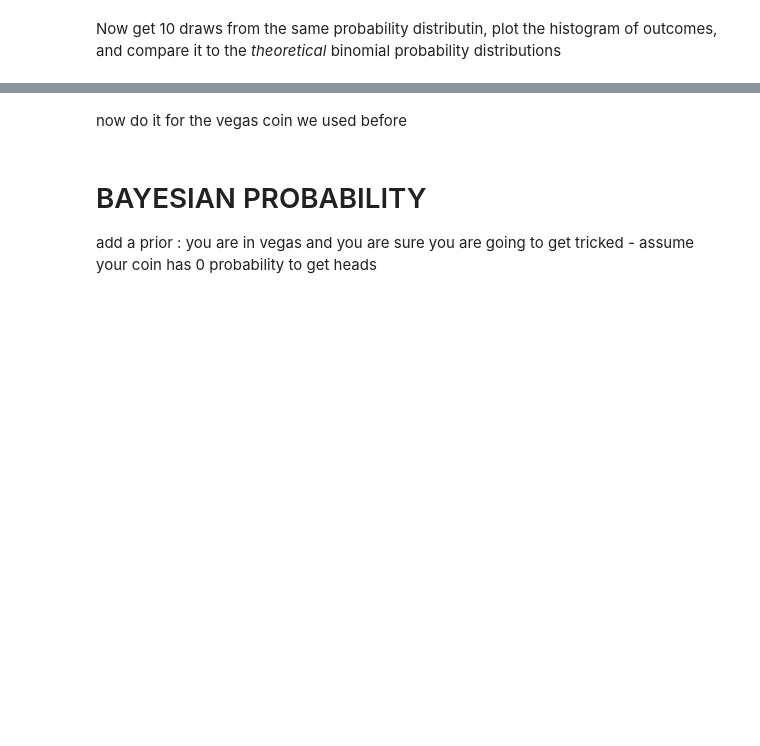
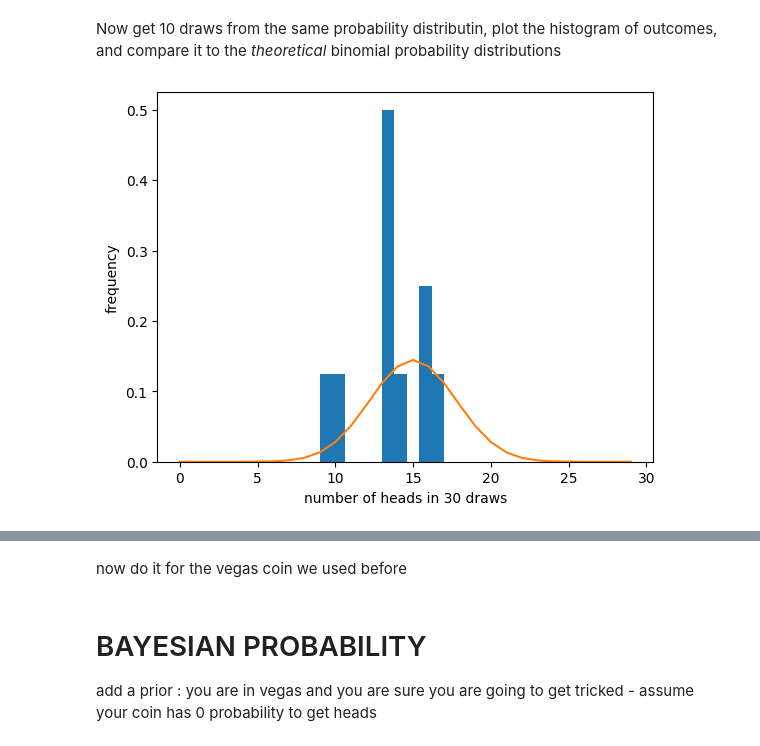
Before and after one commit to mnilsson8/DSPS_mNilsson, a Jupyter notebook: Labs/stat/Instructions_coin_tosses.ipynb, the cells around one changed output, grey strips where cells are left out. Saved outputs shown, nothing was run; the diff lists cells and outputs as text; code cells hidden in the pictures; blank space fills up the shorter version.

```diff
--- a/Labs/stat/Instructions_coin_tosses.ipynb
+++ b/Labs/stat/Instructions_coin_tosses.ipynb
@@ -57,2 +78,10 @@ plt.ylabel("frequency");
+# %%
+draws = sp.stats.binom.rvs(30,0.5,size=10)
+plt.hist(draws, density = True)
+plt.plot(support, sp.stats.binom.pmf(support,30,0.5))
+plt.xlabel("number of heads in 30 draws")
+plt.ylabel("frequency");
+# %% [output]
+[figure, added]
 # %%
 #Do it for a sample of 100
```
Also changed, not shown: parts of 12 cells of this notebook.
